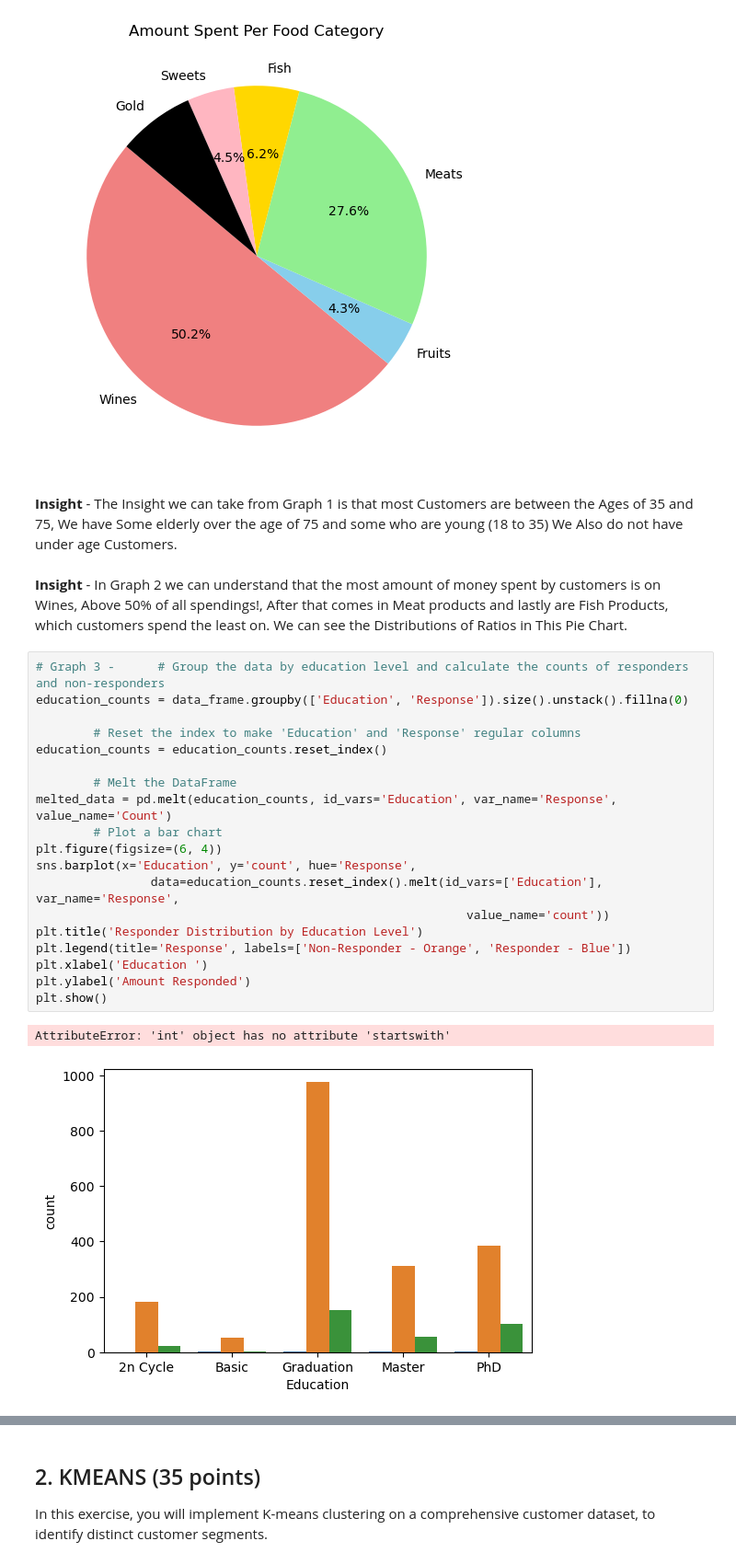
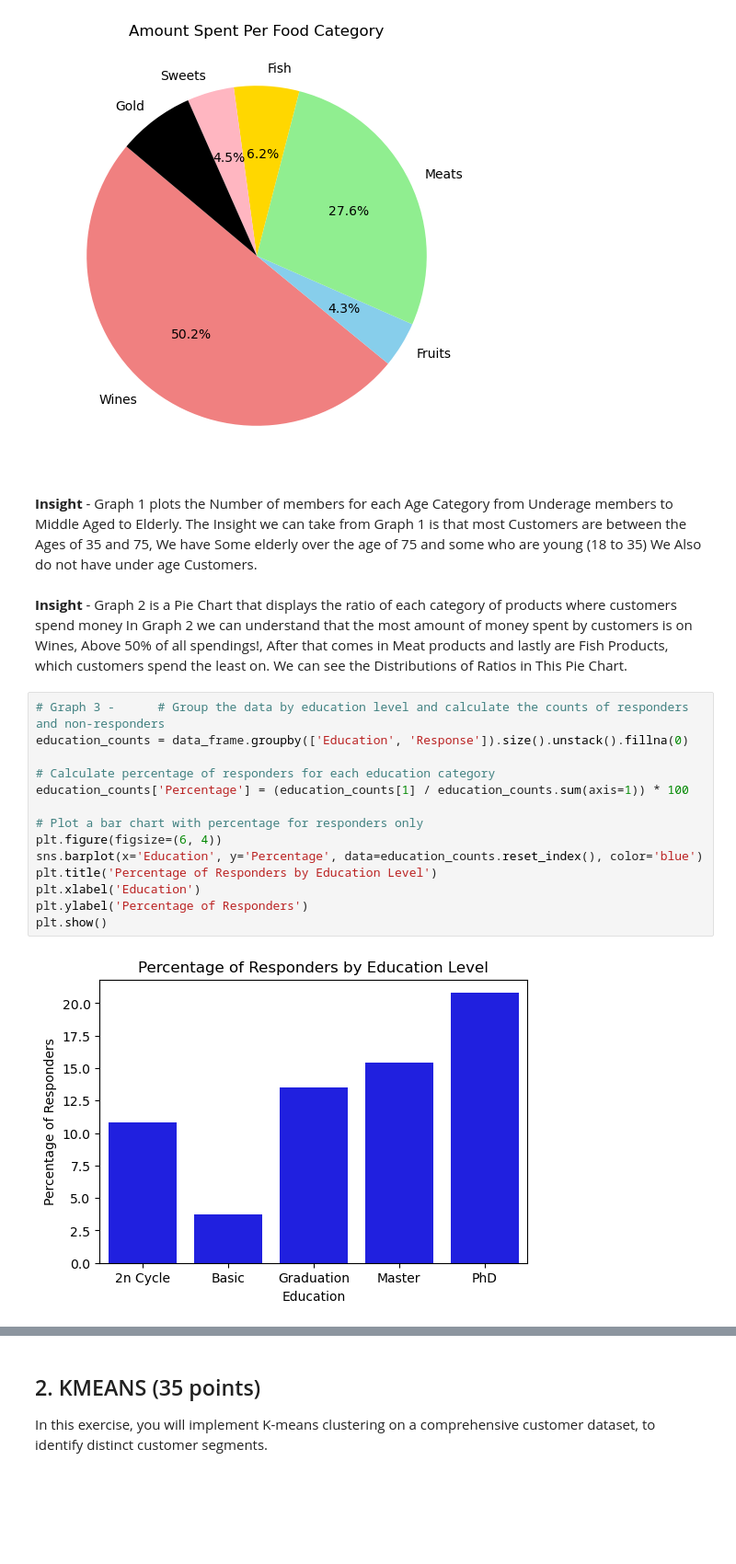
Before and after one commit to AbedShowgan/ML_HW, a Jupyter notebook: HW1_ML/ML_EX1.ipynb, the cells around one changed output, grey strips where cells are left out. Shown at 92% size. Cells and saved outputs as stored; diff of their text form; blank space fills up the shorter version.

```diff
--- a/HW1_ML/ML_EX1.ipynb
+++ b/HW1_ML/ML_EX1.ipynb
@@ -100,29 +101,25 @@ plt.show()
 # %% [output]
 [figure]
 # %% [markdown]
-**Insight** -  The Insight we can take from Graph 1 is that most Customers are between the Ages of 35 and 75, We have Some elderly over the age of 75 and some who are young (18 to 35) We Also do not have under age Customers.
+**Insight** -  Graph 1 plots the Number of members for each Age Category from Underage members to Middle Aged to Elderly.
+The Insight we can take from Graph 1 is that most Customers are between the Ages of 35 and 75, We have Some elderly over the age of 75 and some who are young (18 to 35) We Also do not have under age Customers.
 # %% [markdown]
-**Insight** - In Graph 2  we can understand that the most amount of money spent by customers is on Wines, Above 50% of all spendings!, After that comes in Meat products and lastly are Fish Products, which customers spend the least on.
+**Insight** - Graph 2 is a Pie Chart that displays the ratio of each category of products where customers spend money
+In Graph 2  we can understand that the most amount of money spent by customers is on Wines, Above 50% of all spendings!, After that comes in Meat products and lastly are Fish Products, which customers spend the least on.
 We can see the Distributions of Ratios in This Pie Chart.
 # %%
 # Graph 3 -      # Group the data by education level and calculate the counts of responders and non-responders
 education_counts = data_frame.groupby(['Education', 'Response']).size().unstack().fillna(0)
 
-        # Reset the index to make 'Education' and 'Response' regular columns
-education_counts = education_counts.reset_index()
+# Calculate percentage of responders for each education category
+education_counts['Percentage'] = (education_counts[1] / education_counts.sum(axis=1)) * 100
 
-        # Melt the DataFrame
-melted_data = pd.melt(education_counts, id_vars='Education', var_name='Response', value_name='Count')
-        # Plot a bar chart
+# Plot a bar chart with percentage for responders only
 plt.figure(figsize=(6, 4))
-sns.barplot(x='Education', y='count', hue='Response',
-                data=education_counts.reset_index().melt(id_vars=['Education'], var_name='Response',
-                                                            value_name='count'))
-plt.title('Responder Distribution by Education Level')
-plt.legend(title='Response', labels=['Non-Responder - Orange', 'Responder - Blue'])
-plt.xlabel('Education ')
-plt.ylabel('Amount Responded')
+sns.barplot(x='Education', y='Percentage', data=education_counts.reset_index(), color='blue')
+plt.title('Percentage of Responders by Education Level')
+plt.xlabel('Education')
+plt.ylabel('Percentage of Responders')
 plt.show()
 # %% [output]
-AttributeError: 'int' object has no attribute 'startswith'
-[figure, old version]
+[figure, new version]
```
Also changed, not shown: parts of 20 cells of this notebook, 3 other files.
